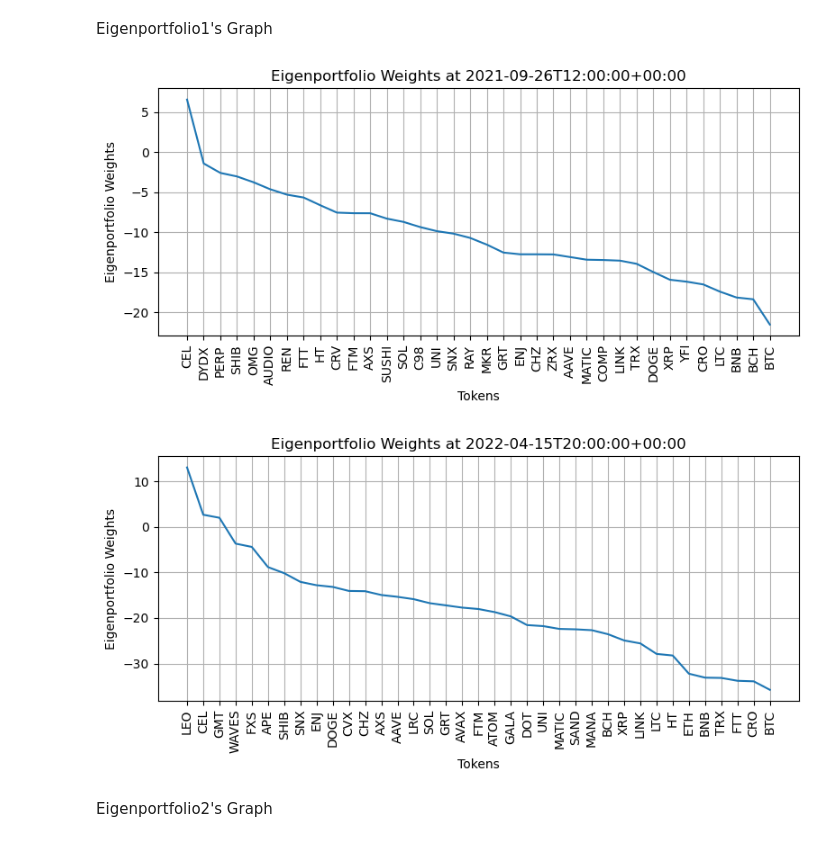
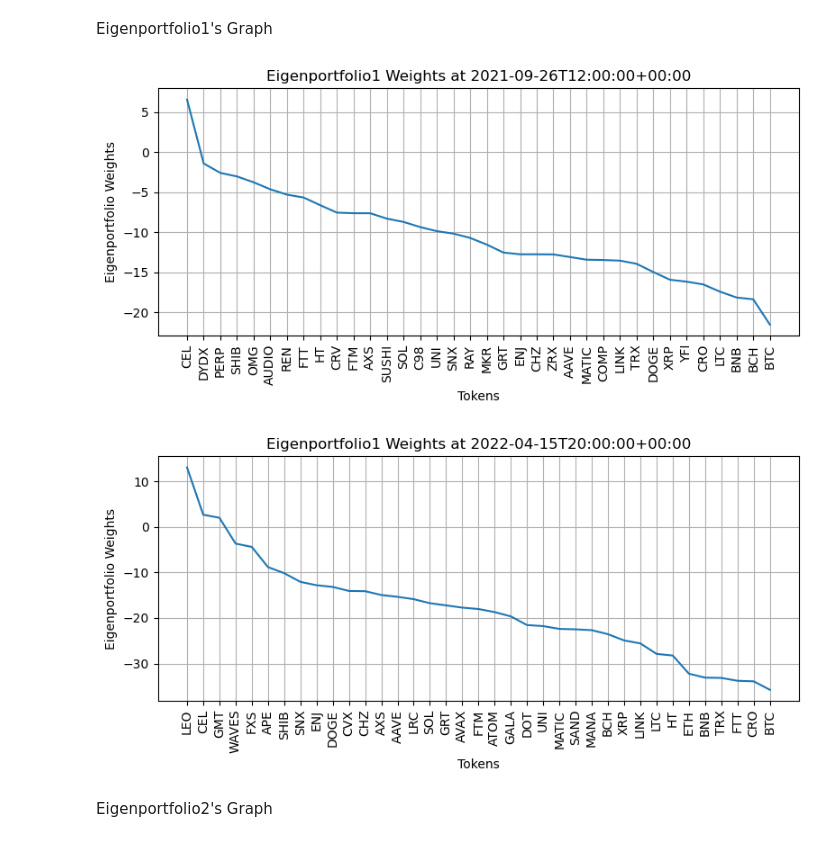
Before and after one commit to Go1vf/Statistical-Arbitrage-Strategy, a Jupyter notebook: main.ipynb, the cells around one changed output. Saved outputs shown, nothing was run; the diff lists cells and outputs as text; code cells hidden in the pictures.

Commit message:
Visualize Result

```diff
--- a/main.ipynb
+++ b/main.ipynb
@@ -61,7 +113,7 @@ backtest = BackTesting(start_time, end_time, M, tokens_largest_cap, tokens_price
 # %%
 portfolios_df = backtest.eigen_vectors_portfolios_df
-# portfolios_df['time'] = pd.to_datetime(portfolios_df['time'])
-# portfolios_df.set_index('time', inplace=True)
+portfolios_df['time'] = pd.to_datetime(portfolios_df['time'])
+portfolios_df.set_index('time', inplace=True)
 eigenportfolio1_df = portfolios_df.pivot(columns='common_tokens', values='eigenportfolio1')
 eigenportfolio2_df = portfolios_df.pivot(columns='common_tokens', values='eigenportfolio2')
 eigenportfolio1_df.to_csv("eigenportfolio1.csv")
@@ -173,37 +219,37 @@ import matplotlib.pyplot as plt
 # Convert 'time' to datetime and set as index for easier slicing
 # portfolios_df['time'] = pd.to_datetime(portfolios_df['time'])
 # portfolios_df.set_index('time', inplace=True)
 
 # Extract the specific timestamps for plotting
 time1 = '2021-09-26T12:00:00+00:00'
 time2 = '2022-04-15T20:00:00+00:00'
 
 # Slice the DataFrame for the two specified timestamps
 portfolio_time1 = portfolios_df.loc[time1].set_index('common_tokens').sort_values(by='eigenportfolio1', ascending=False)
 portfolio_time2 = portfolios_df.loc[time2].set_index('common_tokens').sort_values(by='eigenportfolio1', ascending=False)
 
 # Define a function to create bar plots for eigenportfolio weights
 def plot_eigenportfolio_weights(portfolio, title):
     plt.figure(figsize=(8, 4))
     plt.plot(portfolio.index, portfolio['eigenportfolio1'])
     plt.title(title)
     plt.xlabel('Tokens')
     plt.ylabel('Eigenportfolio Weights')
     plt.xticks(rotation=90)
     plt.grid(True)
     plt.tight_layout()
 
 # Plot for the first timestamp
-plot_eigenportfolio_weights(portfolio_time1, f'Eigenportfolio Weights at {time1}')
+plot_eigenportfolio_weights(portfolio_time1, f'Eigenportfolio1 Weights at {time1}')
 
 # Plot for the second timestamp
-plot_eigenportfolio_weights(portfolio_time2, f'Eigenportfolio Weights at {time2}')
+plot_eigenportfolio_weights(portfolio_time2, f'Eigenportfolio1 Weights at {time2}')
 
 # Show plots
 plt.show()
 # %% [output]
-[figure, old version]
+[figure, new version]
-[figure, old version]
+[figure, new version]
 # %% [markdown]
 Eigenportfolio2's Graph
 # %%
```
Also changed, not shown: parts of 12 cells of this notebook, 8 other files.
